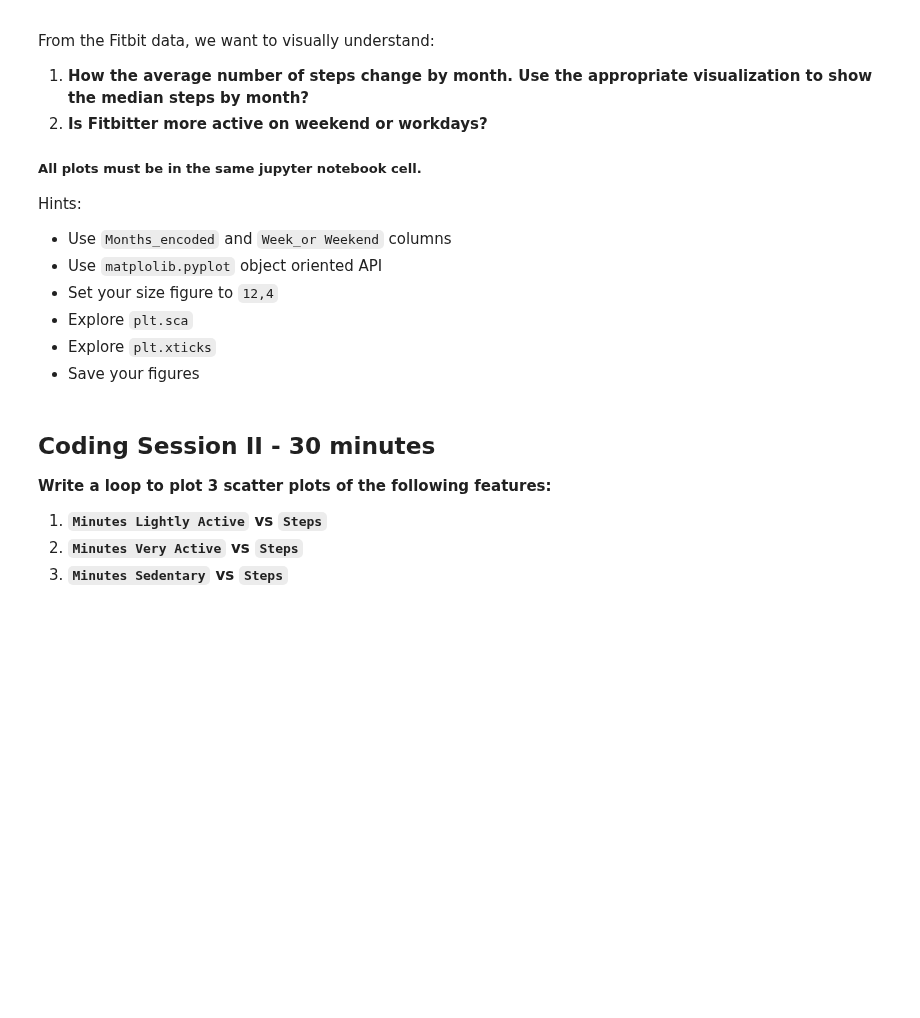
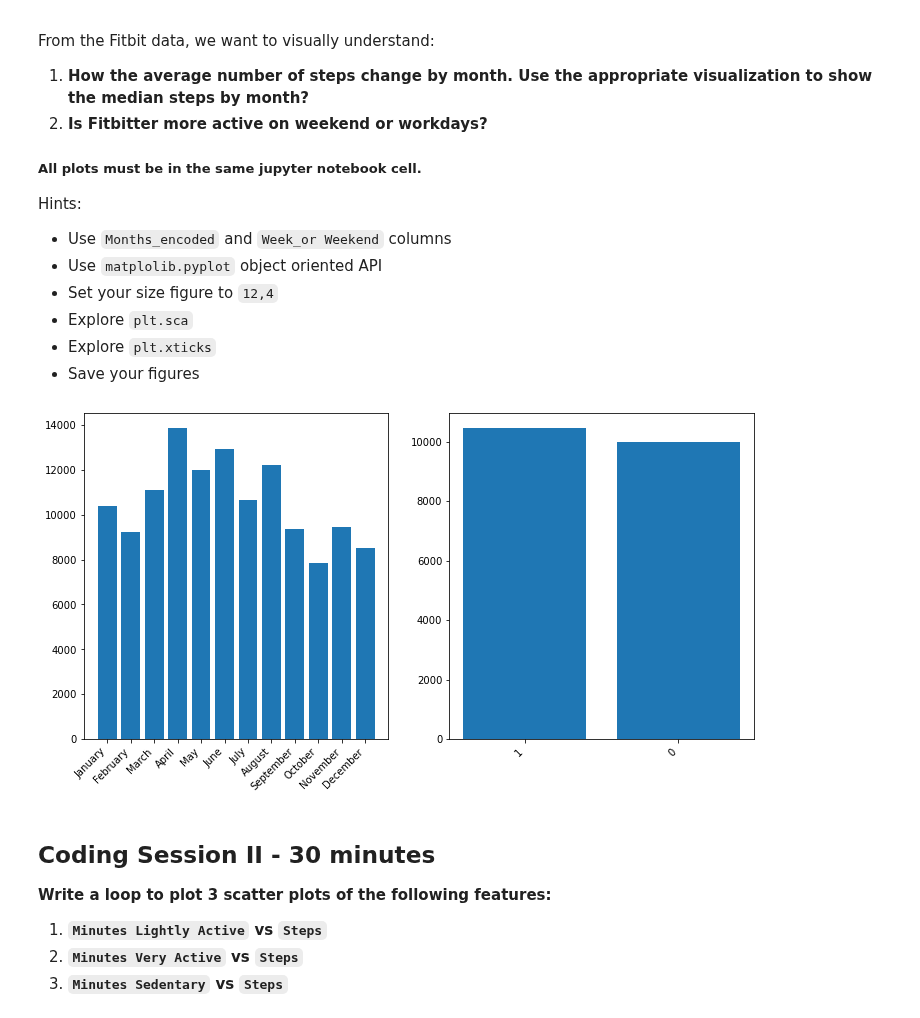
Before and after one commit to ironhack-datalabs/datamad1020, a Jupyter notebook: module-1/lab-matplotlib-seaborn/your-code/challenge-2.ipynb, the cells around one changed output. Cells and saved outputs as stored; diff of their text form; code cells hidden in the pictures; blank space fills up the shorter version.

```diff
--- a/module-1/lab-matplotlib-seaborn/your-code/challenge-2.ipynb
+++ b/module-1/lab-matplotlib-seaborn/your-code/challenge-2.ipynb
@@ -44,3 +48,21 @@ Hints:
+# %%
+# Driver 1 enter codes here
+fitbit=fitbit.sort_values(by=["Months_encoded"])
+dic_month= {k:fitbit[fitbit["Months"] == k]["Steps"].median() for k in fitbit["Months"].unique()}
+dic_week= {k:fitbit[fitbit["Work_or_Weekend"] == k]["Steps"].median() for k in fitbit["Work_or_Weekend"].unique()}
+
+
+fig = plt.figure(figsize=(12,6))
+
+plt.subplot(1, 2, 1)
+plt.bar(range(len(dic_month)), list(dic_month.values()), align='center')
+plt.xticks(range(len(dic_month)), list(dic_month.keys()), rotation=45,ha='right')
+plt.subplot(1, 2, 2)
+plt.bar(range(len(dic_week)), list(dic_week.values()), align='center')
+plt.xticks(range(len(dic_week)), list(dic_week.keys()), rotation=45,ha='right')
+plt.show()
+# %% [output]
+[figure, added]
 # %% [markdown]
 ## Coding Session II - 30 minutes
 
```
Also changed, not shown: parts of 5 cells of this notebook, 2 other files.
